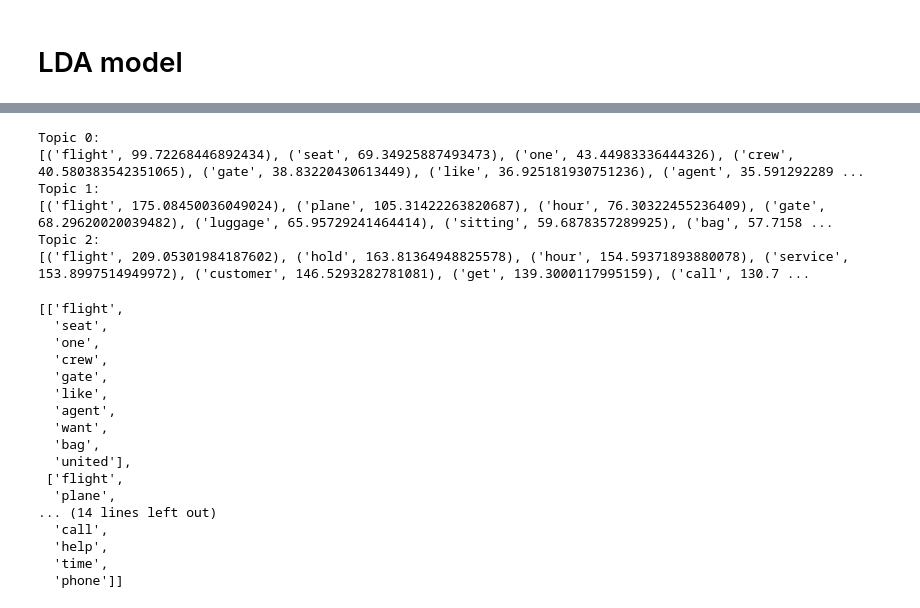
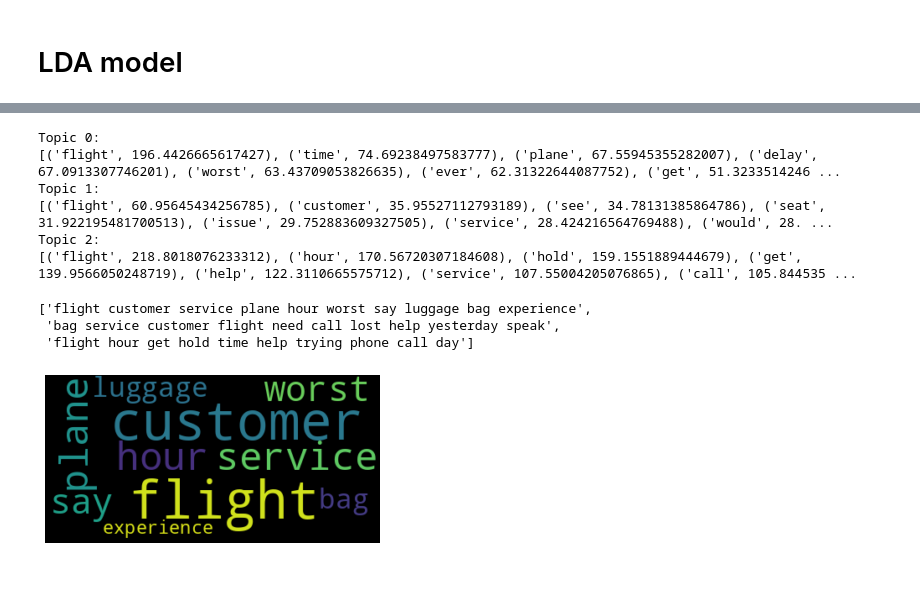
Before and after one commit to mfcorredor/DeepFeelings, a Jupyter notebook: notebooks/maria_clustering.ipynb, the cells around one changed output, grey strips where cells are left out. Drawn from its saved outputs; the diff is of its cells as text; code cells hidden in the pictures; blank space fills up the shorter version.

```diff
--- a/notebooks/maria_clustering.ipynb
+++ b/notebooks/maria_clustering.ipynb
@@ -167,7 +167,7 @@ data_neg = data[data['airline_sentiment'] == 'negative']
 # LDA model
 # %%
 %%time
-vectorizer = TfidfVectorizer().fit(data['text'])
+vectorizer = TfidfVectorizer().fit(data_neg['text'])
 
 X = vectorizer.transform(data_neg['text'])
 
@@ -185,31 +185,27 @@ def print_topics(model, vectorizer):
 print_topics(lda_model, vectorizer)
 # %% [output]
 Topic 0:
-[('flight', 99.72268446892434), ('seat', 69.34925887493473), ('one', 43.44983336444326), ('crew', 40.580383542351065), ('gate', 38.83220430613449), ('like', 36.925181930751236), ('agent', 35.591292289 ...
+[('flight', 196.4426665617427), ('time', 74.69238497583777), ('plane', 67.55945355282007), ('delay', 67.0913307746201), ('worst', 63.43709053826635), ('ever', 62.31322644087752), ('get', 51.3233514246 ...
 Topic 1:
-[('flight', 175.08450036049024), ('plane', 105.31422263820687), ('hour', 76.30322455236409), ('gate', 68.29620020039482), ('luggage', 65.95729241464414), ('sitting', 59.6878357289925), ('bag', 57.7158 ...
+[('flight', 60.95645434256785), ('customer', 35.95527112793189), ('see', 34.78131385864786), ('seat', 31.922195481700513), ('issue', 29.752883609327505), ('service', 28.424216564769488), ('would', 28. ...
 Topic 2:
-[('flight', 209.05301984187602), ('hold', 163.81364948825578), ('hour', 154.59371893880078), ('service', 153.8997514949972), ('customer', 146.5293282781081), ('get', 139.3000117995159), ('call', 130.7 ...
+[('flight', 218.8018076233312), ('hour', 170.56720307184608), ('hold', 159.1551889444679), ('get', 139.9566050248719), ('help', 122.3110665575712), ('service', 107.55004205076865), ('call', 105.844535 ...
 # %%
 topics = [[vectorizer.get_feature_names()[i]\
           for i in topic.argsort()[:-10 - 1:-1]]\
           for idx, topic in enumerate(lda_model.components_)]
+topics = [' '.join(topic) for topic in topics]
 topics
 # %% [output]
-[['flight',
-  'seat',
-  'one',
-  'crew',
-  'gate',
-  'like',
-  'agent',
-  'want',
-  'bag',
-  'united'],
- ['flight',
-  'plane',
-... (14 lines left out)
-  'call',
-  'help',
-  'time',
-  'phone']]
+['flight customer service plane hour worst say luggage bag experience',
+ 'bag service customer flight need call lost help yesterday speak',
+ 'flight hour get hold time help trying phone call day']
+# %%
+from wordcloud import WordCloud
+import matplotlib.pyplot as plt
+
+cloud = WordCloud().generate(topics[0])
+plt.imshow(cloud, interpolation ="bilinear")
+plt.axis("off");
+# %% [output]
+[figure, added]
```
Also changed, not shown: parts of 4 cells of this notebook, 1 other file.
